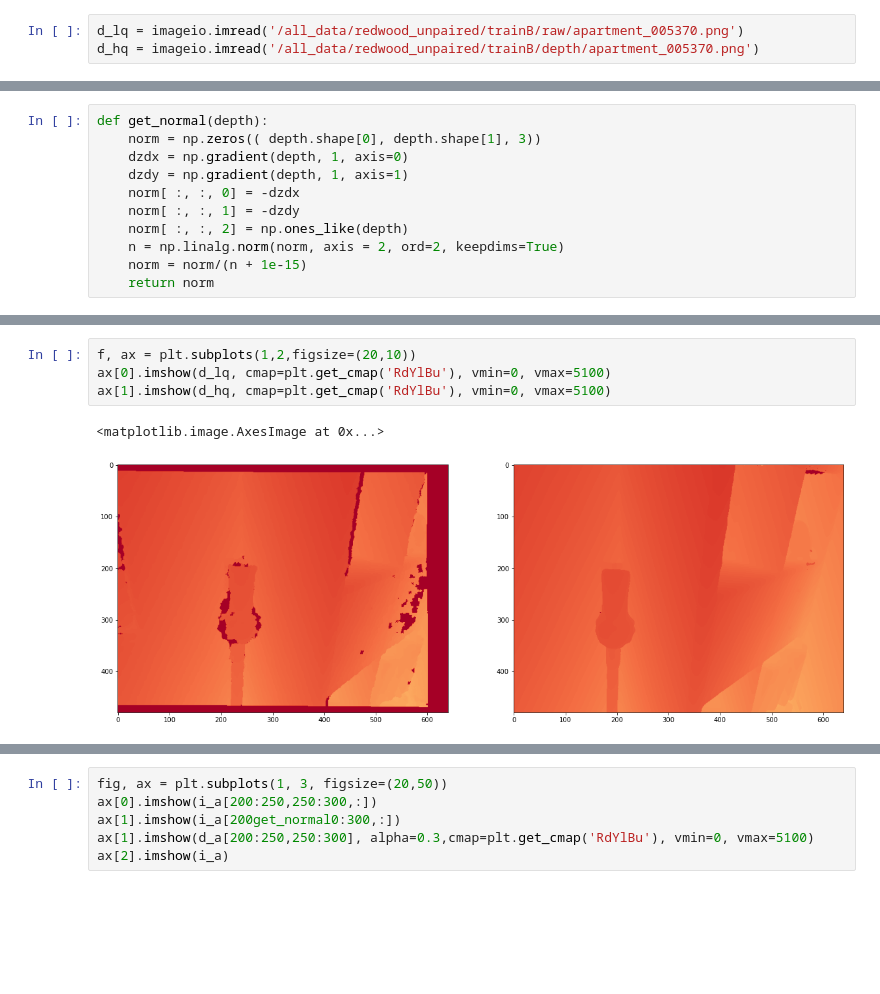
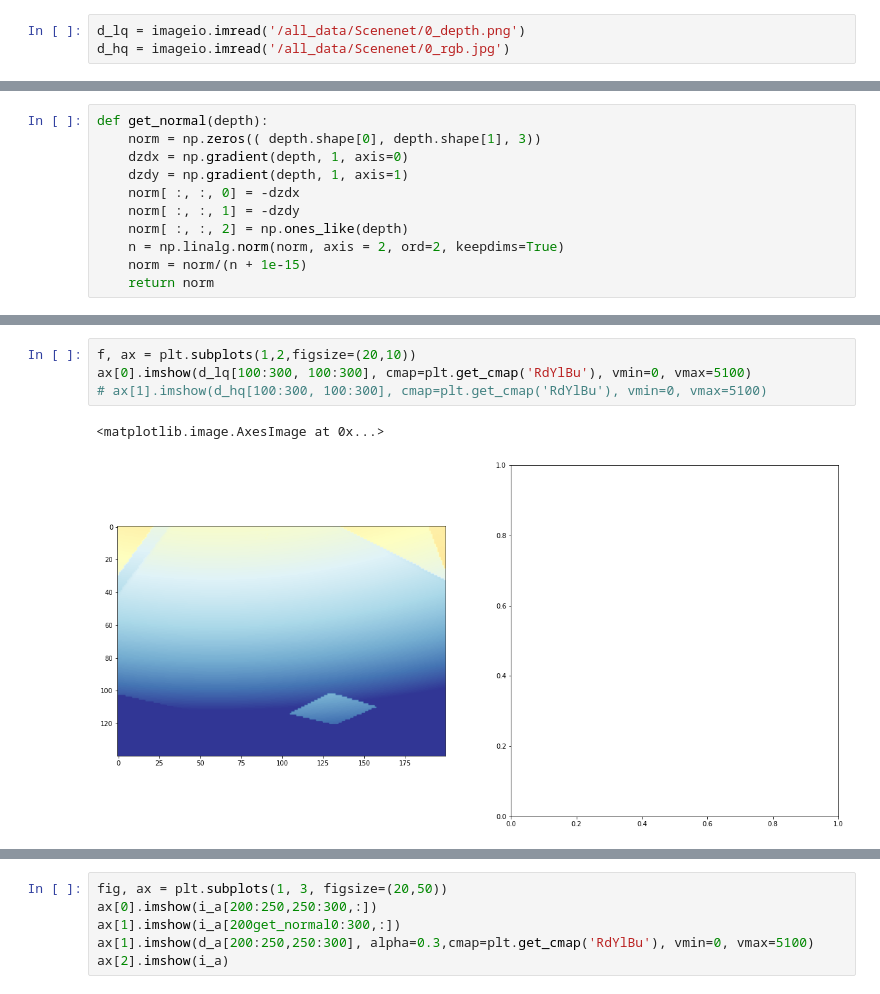
Before and after one commit to maxs-kan/my_cyclegan, a Jupyter notebook: code_check.ipynb, the cells around one changed output, grey strips where cells are left out. Drawn from its saved outputs; the diff is of its cells as text; blank space fills up the shorter version.

```diff
--- a/code_check.ipynb
+++ b/code_check.ipynb
@@ -5,8 +5,8 @@ import numpy as np
 import imageio
 import matplotlib.pyplot as plt
 # %%
-d_lq = imageio.imread('/all_data/redwood_unpaired/trainB/raw/apartment_005370.png')
-d_hq = imageio.imread('/all_data/redwood_unpaired/trainB/depth/apartment_005370.png')
+d_lq = imageio.imread('/all_data/Scenenet/0_depth.png')
+d_hq = imageio.imread('/all_data/Scenenet/0_rgb.jpg')
 # %%
 d_lq.shape
 # %% [output]
@@ -29,9 +36,9 @@ def get_normal(depth):
 # %%
 f, ax = plt.subplots(1,2,figsize=(20,10))
-ax[0].imshow(d_lq, cmap=plt.get_cmap('RdYlBu'), vmin=0, vmax=5100)
-ax[1].imshow(d_hq, cmap=plt.get_cmap('RdYlBu'), vmin=0, vmax=5100)
+ax[0].imshow(d_lq[100:300, 100:300], cmap=plt.get_cmap('RdYlBu'), vmin=0, vmax=5100)
+# ax[1].imshow(d_hq[100:300, 100:300], cmap=plt.get_cmap('RdYlBu'), vmin=0, vmax=5100)
 # %% [output]
 <matplotlib.image.AxesImage at 0x...>
-[figure, old version]
+[figure, new version]
 # %%
 f, ax = plt.subplots(1,2,figsize=(20,10))
```
Also changed, not shown: parts of 9 cells of this notebook, 9 other files.
